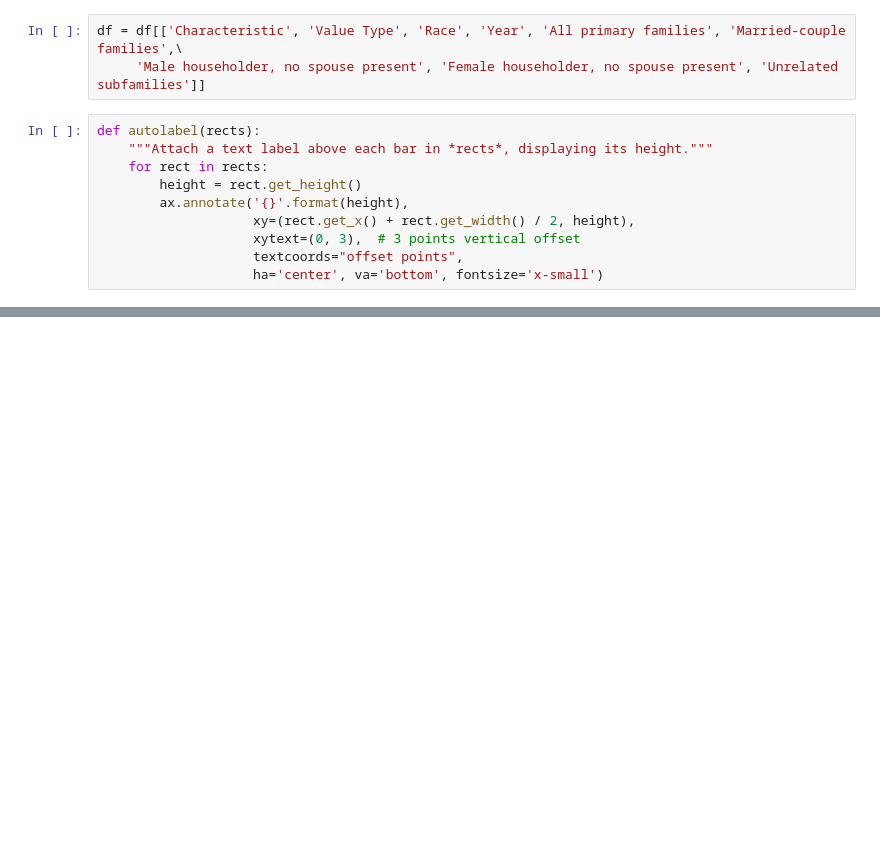
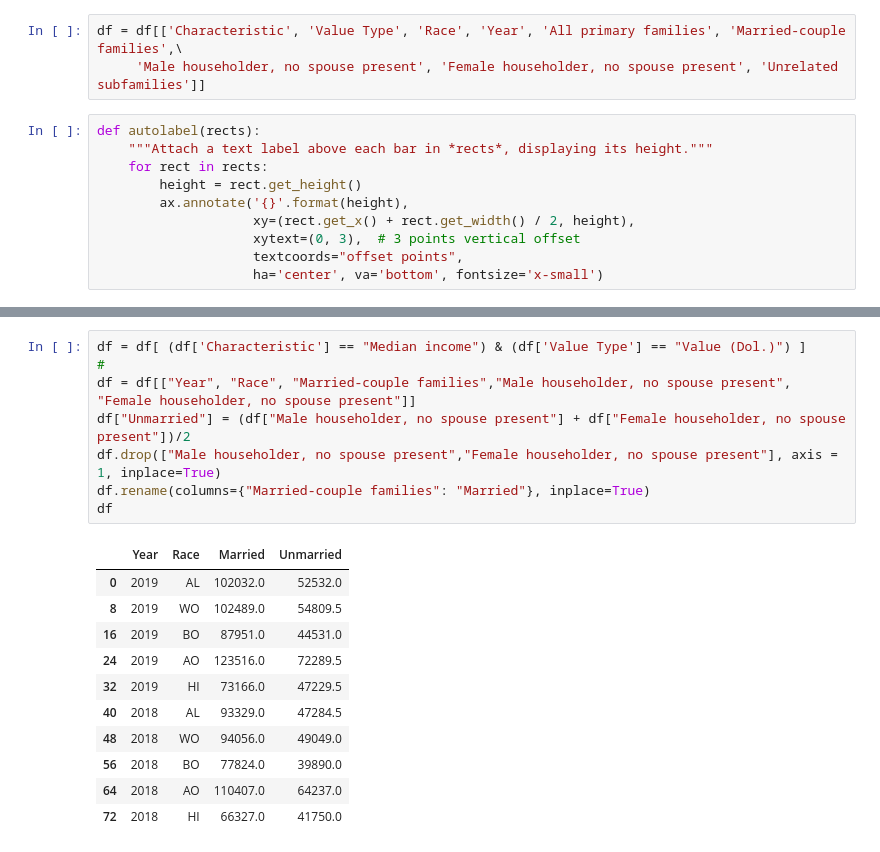
Before and after one commit to j0serobles/UCF_Data_Bootcamp_Project1, a Jupyter notebook: Data_Explore_Cleanup.ipynb, the cells around one changed output, grey strips where cells are left out. Cells and saved outputs as stored; diff of their text form; blank space fills up the shorter version.

```diff
--- a/Data_Explore_Cleanup.ipynb
+++ b/Data_Explore_Cleanup.ipynb
@@ -75,0 +92,20 @@ def autolabel(rects):
+# %%
+df = df[ (df['Characteristic'] == "Median income") & (df['Value Type'] == "Value (Dol.)") ]
+#
+df = df[["Year", "Race", "Married-couple families","Male householder, no spouse present", "Female householder, no spouse present"]]
+df["Unmarried"] = (df["Male householder, no spouse present"] + df["Female householder, no spouse present"])/2
+df.drop(["Male householder, no spouse present","Female householder, no spouse present"], axis = 1, inplace=True)
+df.rename(columns={"Married-couple families": "Married"}, inplace=True)
+df
+# %% [output]
+|  | Year | Race | Married | Unmarried |
+| 0 | 2019 | AL | 102032.0 | 52532.0 |
+| 8 | 2019 | WO | 102489.0 | 54809.5 |
+| 16 | 2019 | BO | 87951.0 | 44531.0 |
+| 24 | 2019 | AO | 123516.0 | 72289.5 |
+| 32 | 2019 | HI | 73166.0 | 47229.5 |
+| 40 | 2018 | AL | 93329.0 | 47284.5 |
+| 48 | 2018 | WO | 94056.0 | 49049.0 |
+| 56 | 2018 | BO | 77824.0 | 39890.0 |
+| 64 | 2018 | AO | 110407.0 | 64237.0 |
+| 72 | 2018 | HI | 66327.0 | 41750.0 |
```
Also changed, not shown: parts of 5 cells of this notebook.
